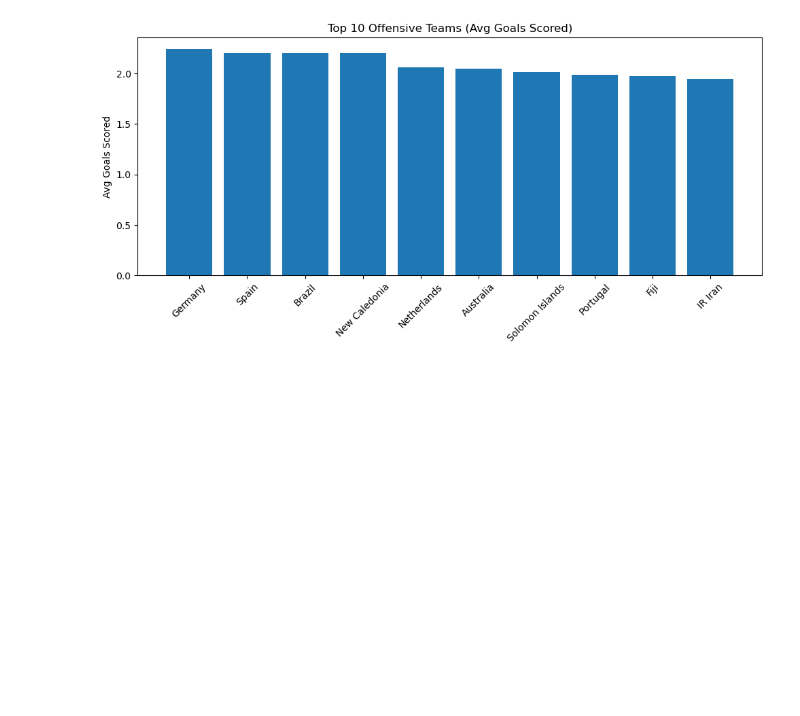
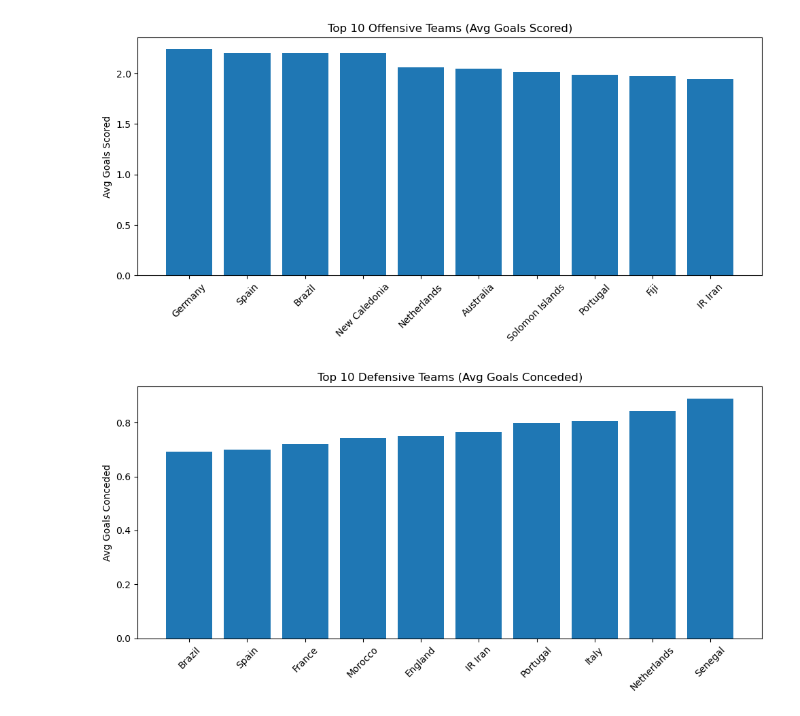
Before and after one commit to Blitz431/Ds311_Group_5_Repo, a Jupyter notebook: Q1/Q1_Answer.ipynb, the cells around one changed output. Saved outputs shown, nothing was run; the diff lists cells and outputs as text; code cells hidden in the pictures; blank space fills up the shorter version.

Commit message:
Last Graph added

```diff
--- a/Q1/Q1_Answer.ipynb
+++ b/Q1/Q1_Answer.ipynb
@@ -78,3 +78,16 @@ plt.tight_layout()
 plt.show()
 # %% [output]
 [figure]
+# %%
+top_defense = team_summary.sort_values(by="avg_goals_conceded").head(10)
+
+# Create the bar chart
+plt.figure(figsize=(10, 5))
+plt.bar(top_defense["team"], top_defense["avg_goals_conceded"])
+plt.title("Top 10 Defensive Teams (Avg Goals Conceded)")
+plt.ylabel("Avg Goals Conceded")
+plt.xticks(rotation=45)
+plt.tight_layout()
+plt.show()
+# %% [output]
+[figure, added]
```
Also changed, not shown: parts of 3 cells of this notebook.
